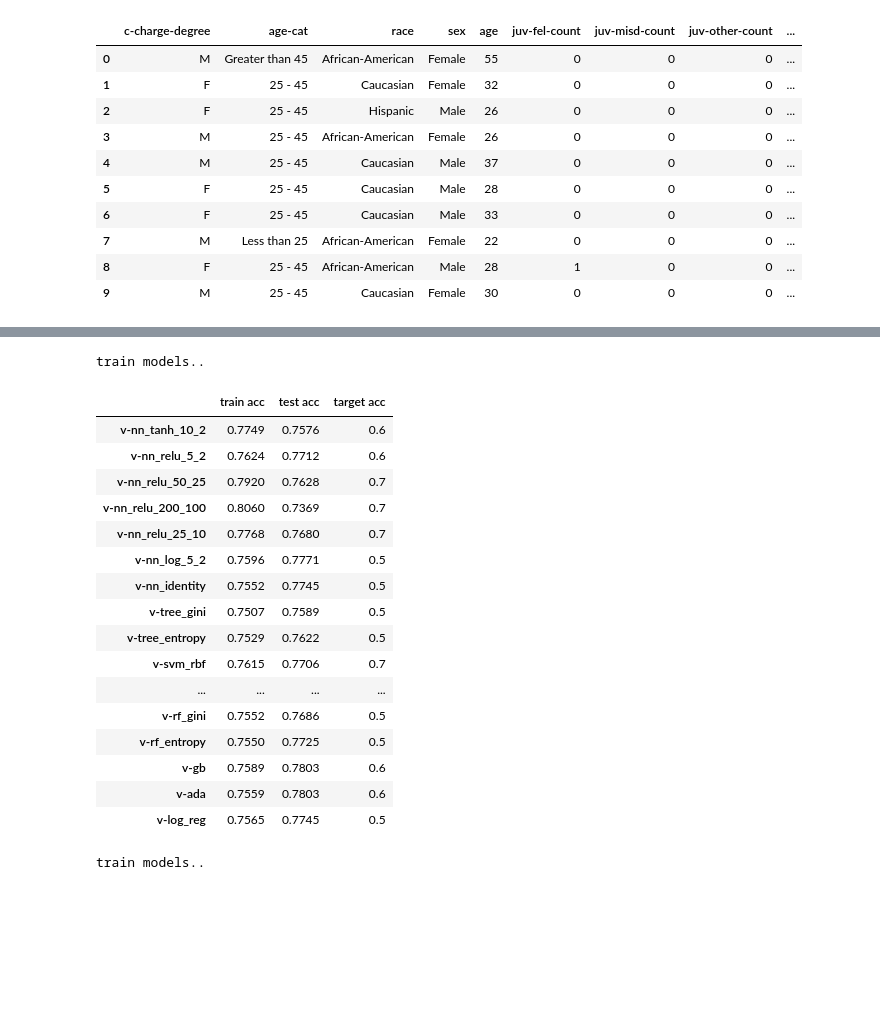
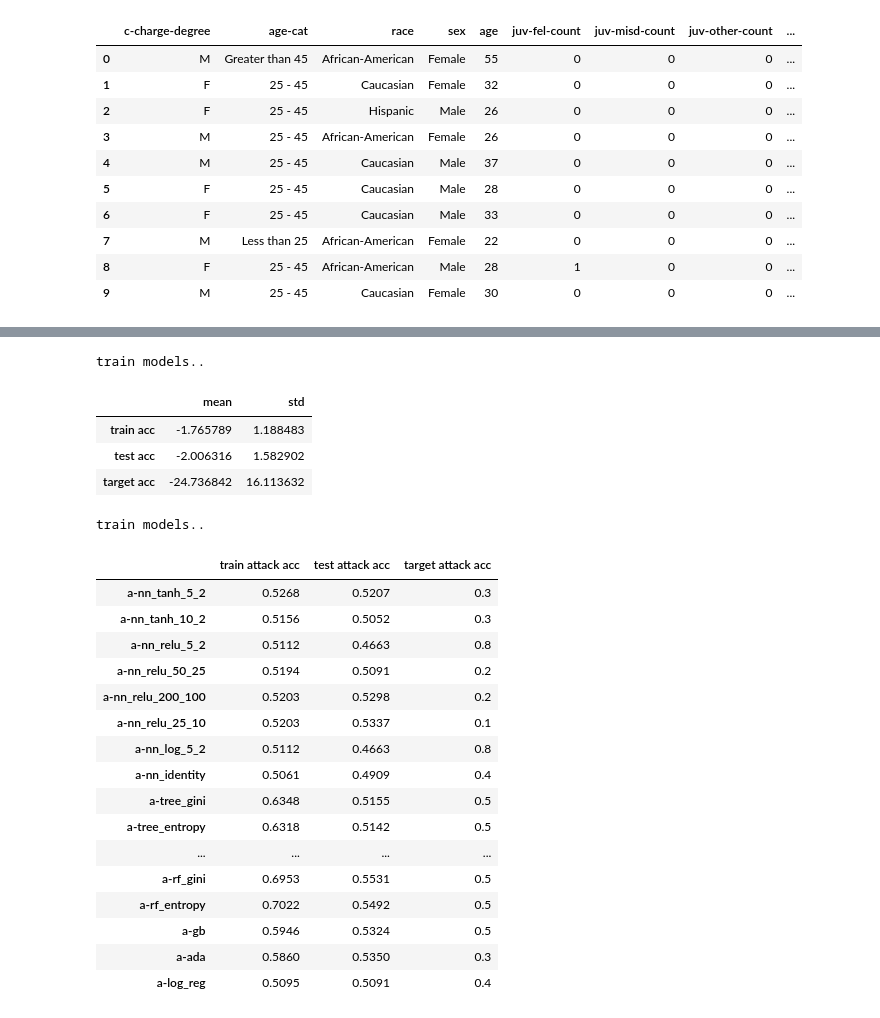
Before and after one commit to geonheo/Redactor, a Jupyter notebook: COMPAS Tutorial.ipynb, the cells around one changed output, grey strips where cells are left out. Cells and saved outputs as stored; diff of their text form; code cells hidden in the pictures; blank space fills up the shorter version.

Commit message:
update MIA attack

```diff
--- a/COMPAS Tutorial.ipynb
+++ b/COMPAS Tutorial.ipynb
@@ -118,33 +125,6 @@ for ti in range(n_target):
                                columns_1hot, n_disinfo=100)
     x_dis.extend(x_tmp)
     y_dis.extend(y_tmp)
-# %%
-from model import VictimModels
-
-v_models = VictimModels()
-v_models.train_all(x_tr, y_tr)
-result_clean = v_models.show_performance([(x_tr,y_tr), (x_te,y_te), (x_ta,y_ta)],
-                         cnames=['train', 'test','target'])
-result_clean
-# %% [output]
-train models..
-|  | train acc | test acc | target acc |
-| v-nn_tanh_10_2 | 0.7749 | 0.7576 | 0.6 |
-| v-nn_relu_5_2 | 0.7624 | 0.7712 | 0.6 |
-| v-nn_relu_50_25 | 0.7920 | 0.7628 | 0.7 |
-| v-nn_relu_200_100 | 0.8060 | 0.7369 | 0.7 |
-| v-nn_relu_25_10 | 0.7768 | 0.7680 | 0.7 |
-| v-nn_log_5_2 | 0.7596 | 0.7771 | 0.5 |
-| v-nn_identity | 0.7552 | 0.7745 | 0.5 |
-| v-tree_gini | 0.7507 | 0.7589 | 0.5 |
-| v-tree_entropy | 0.7529 | 0.7622 | 0.5 |
-| v-svm_rbf | 0.7615 | 0.7706 | 0.7 |
-| ... | ... | ... | ... |
-| v-rf_gini | 0.7552 | 0.7686 | 0.5 |
-| v-rf_entropy | 0.7550 | 0.7725 | 0.5 |
-| v-gb | 0.7589 | 0.7803 | 0.6 |
-| v-ada | 0.7559 | 0.7803 | 0.6 |
-| v-log_reg | 0.7565 | 0.7745 | 0.5 |
 # %%
 x_tr_dis = np.concatenate((x_tr, x_dis), axis=0)
 y_tr_dis = np.concatenate((y_tr, y_dis), axis=0).astype(int)
@@ -161,0 +138,48 @@ a.mean(axis=0)*100
+# %%
+from utils import compare_result
+
+compare_result(result_clean, result_dis)
+# %% [output]
+|  | mean | std |
+| train acc | -1.765789 | 1.188483 |
+| test acc | -2.006316 | 1.582902 |
+| target acc | -24.736842 | 16.113632 |
+# %%
+from sklearn.model_selection import train_test_split
+from model import AttackModels, attack_input
+
+np.random.seed(726)
+
+vi = 1
+
+victim_clean = v_models.models[vi]
+x_mia, y_mia, x_mia_ta, y_mia_ta = attack_input(victim_clean, x_tr, y_tr, x_te, y_te, x_ta, y_ta)
+x_mia_tr, x_mia_te, y_mia_tr, y_mia_te = train_test_split(x_mia, y_mia, test_size  = 0.25)
+# %%
+model_names = ['nn_tanh_10_2','nn_relu_5_2', 'tree_gini', 'tree_entropy',
+               'rf_gini', 'rf_entropy']
+
+a_models = AttackModels()
+a_models.train_all(x_mia_tr, y_mia_tr)
+a_result_clean = a_models.show_performance([(x_mia_tr,y_mia_tr), (x_mia_te,y_mia_te), (x_mia_ta,y_mia_ta)],
+                         cnames=['train attack', 'test attack','target attack'])
+a_result_clean
+# %% [output]
+train models..
+|  | train attack acc | test attack acc | target attack acc |
+| a-nn_tanh_5_2 | 0.5268 | 0.5207 | 0.3 |
+| a-nn_tanh_10_2 | 0.5156 | 0.5052 | 0.3 |
+| a-nn_relu_5_2 | 0.5112 | 0.4663 | 0.8 |
+| a-nn_relu_50_25 | 0.5194 | 0.5091 | 0.2 |
+| a-nn_relu_200_100 | 0.5203 | 0.5298 | 0.2 |
+| a-nn_relu_25_10 | 0.5203 | 0.5337 | 0.1 |
+| a-nn_log_5_2 | 0.5112 | 0.4663 | 0.8 |
+| a-nn_identity | 0.5061 | 0.4909 | 0.4 |
+| a-tree_gini | 0.6348 | 0.5155 | 0.5 |
+| a-tree_entropy | 0.6318 | 0.5142 | 0.5 |
+| ... | ... | ... | ... |
+| a-rf_gini | 0.6953 | 0.5531 | 0.5 |
+| a-rf_entropy | 0.7022 | 0.5492 | 0.5 |
+| a-gb | 0.5946 | 0.5324 | 0.5 |
+| a-ada | 0.5860 | 0.5350 | 0.3 |
+| a-log_reg | 0.5095 | 0.5091 | 0.4 |
```
Also changed, not shown: parts of 10 cells of this notebook, 3 other files.
